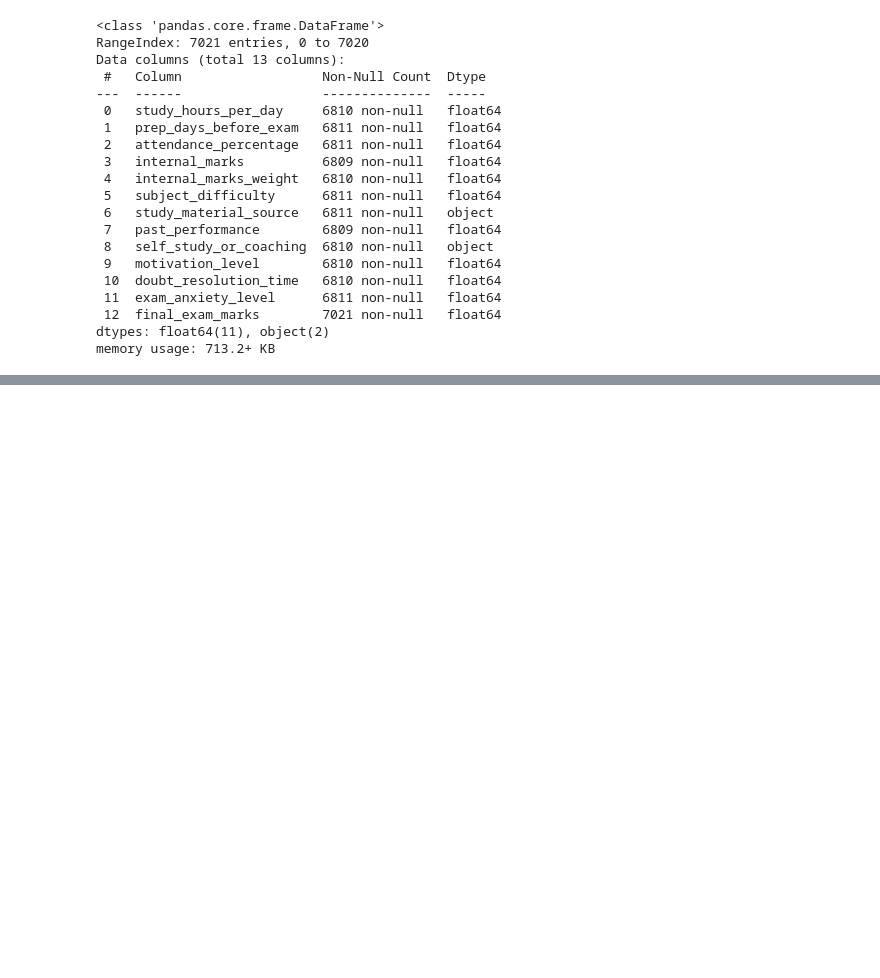
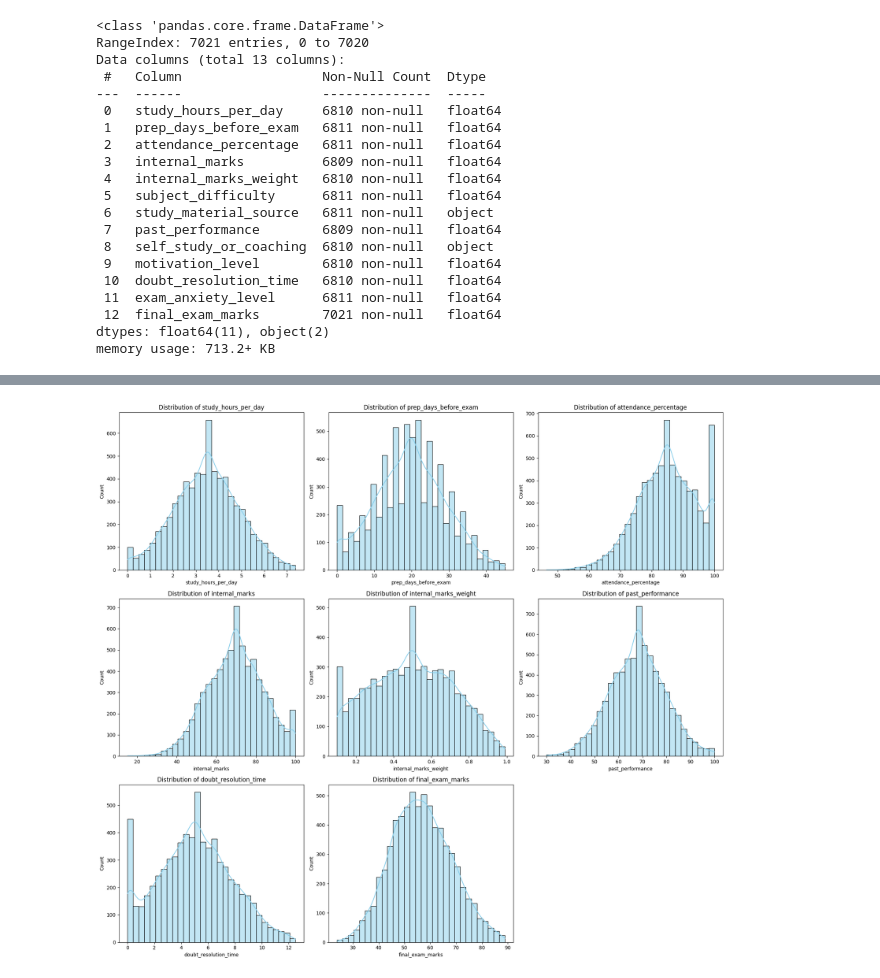
Before and after one commit to shawinCreates/Finals-Countdown, a Jupyter notebook: notebooks/data_preprocessing.ipynb, the cells around one changed output, grey strips where cells are left out. Saved outputs shown, nothing was run; the diff lists cells and outputs as text; code cells hidden in the pictures; blank space fills up the shorter version.

```diff
--- a/notebooks/data_preprocessing.ipynb
+++ b/notebooks/data_preprocessing.ipynb
@@ -37,0 +191,4 @@ memory usage: 713.2+ KB
+# %%
+le = LabelEncoder()
+dataset['study_material_source'] = le.fit_transform(dataset['study_material_source'])
+dataset['self_study_or_coaching'] = le.fit_transform(dataset['self_study_or_coaching'])
@@ -37,0 +204,16 @@ memory usage: 713.2+ KB
+# %%
+num_cols = [
+    'study_hours_per_day', 'prep_days_before_exam', 'attendance_percentage',
+    'internal_marks', 'internal_marks_weight', 'past_performance',
+    'doubt_resolution_time', 'final_exam_marks'
+]
+
+plt.figure(figsize=(18, 16))
+for i, col in enumerate(num_cols, 1):
+    plt.subplot(3, 3, i)
+    sns.histplot(dataset[col], kde=True, bins=30, color='skyblue')
+    plt.title(f'Distribution of {col}')
+plt.tight_layout()
+plt.show()
+# %% [output]
+[figure, added]
```
Also changed, not shown: parts of 26 cells of this notebook.
